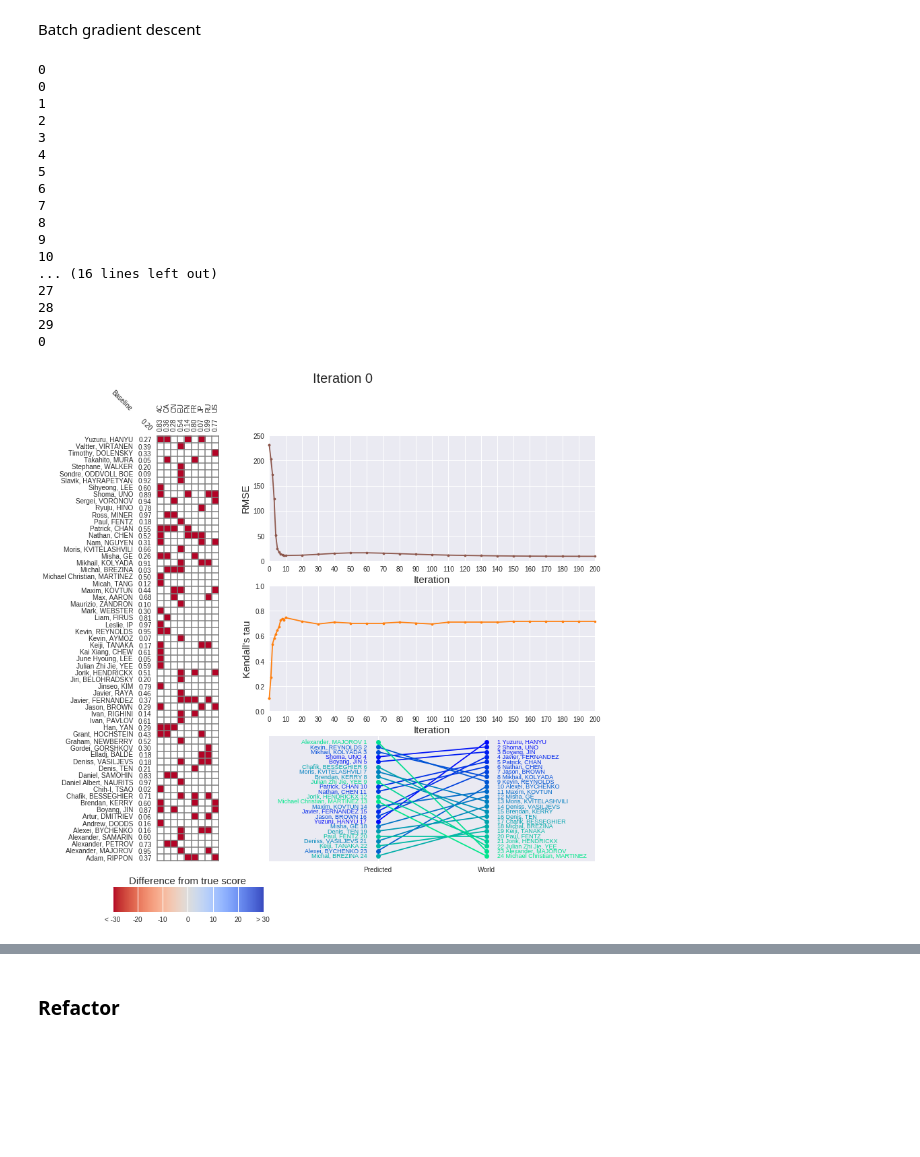
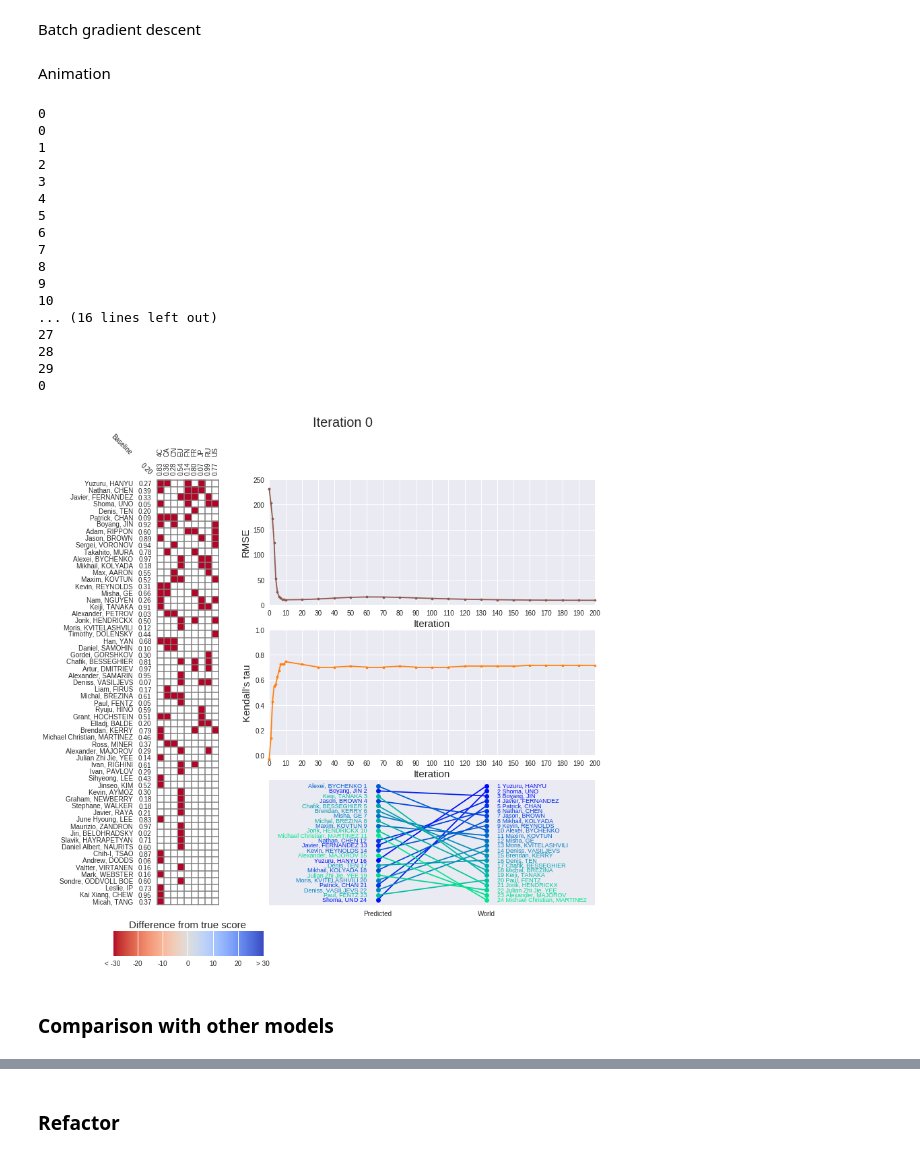
Before and after one commit to khanhnguyendata/skate_predict, a Jupyter notebook: analysis_part2.ipynb, the cells around one changed output, grey strips where cells are left out. Drawn from its saved outputs; the diff is of its cells as text; code cells hidden in the pictures; blank space fills up the shorter version.

Commit message:
Change animation to show difference grid from highest to lowest scored skater after 200 iters

```diff
--- a/analysis_part2.ipynb
+++ b/analysis_part2.ipynb
@@ -108,0 +107,2 @@ def batch_gd(season_scores,
+# %% [markdown]
+Animation
@@ -116,19 +120,17 @@ rankings_log = [return_ranking(skater_scores, world_scores)[0] for skater_scores
 world_ranking = return_ranking(skater_scores_log[0], world_scores)[1]
 taus_log = [calculate_kendall_tau(season_ranking, world_ranking, verbose=False) for season_ranking in rankings_log]
 # %%
-def update(i, fig, ax1, ax2, ax3, ax4, skater_ind=None):
+def update(i, fig, ax1, ax2, ax3, ax4):
     print(i)
 
     fig.suptitle(f'Iteration {iter_log[i]}', fontsize=20)
     diff = diff_log[i]
     event_scores = event_scores_log[i].values
     event_scores = event_scores.reshape(1, len(event_scores))
-    if skater_ind:
-        diff = diff[skater_ind]
     ax1.imshow(-diff, cmap='coolwarm', vmin=-30, vmax=30)
     ax1.set_yticklabels(['{0:.2f}'.format(score) for score in skater_scores_log[i]], fontsize=10)
     ax1.set_xticklabels(['{0:.2f}'.format(score) for score in event_scores_log[i]], fontsize=10, rotation=90)
-    bias_text.set_text('{0:.2f}'.format(bias_log[i]))
+    baseline_text.set_text('{0:.2f}'.format(baseline_log[i]))
 
     if i == 0:
         ax2.plot(iter_log[i], rmse_log[i], '.', color='tab:brown', clip_on=False)
@@ -173,7 +175,7 @@ for i, skater in enumerate(skater_names):
 for i, event in enumerate(event_names):
     ax1.text(x=i-0.5, y=len(skater_names)+3, s=event, rotation=90, va='bottom')
 ax1.text(x=-4, y=len(skater_names)+3, s='Baseline', rotation=-45, va='bottom', ha='right')
-bias_text = ax1.text(x=-1, y=len(skater_names)+0.1, s='', rotation=-45, va='bottom', ha='right')
+baseline_text = ax1.text(x=-1, y=len(skater_names)+0.1, s='', rotation=-45, va='bottom', ha='right')
 
 ax1.set_xticks(np.arange(-.5, len(event_names), 1), minor=True)
 ax1.set_yticks(np.arange(-.5, len(skater_names), 1), minor=True)
@@ -211,31 +213,33 @@ cmap = plt.cm.get_cmap('coolwarm')
 colors = cmap(np.arange(cmap.N))
 colors = np.flip(colors, axis=0)
 ax5.imshow([colors], extent=[-30, 30, 0, 10])
 ax5.xaxis.set_label_position('top')
 ax5.set_xlabel('Difference from true score', fontsize=15)
 ax5.set_xticklabels(['< -30', '-20', '-10', '0', '10', '20', '> 30'])
 ax5.set_yticks([])
 
 anim = FuncAnimation(fig, lambda i: update(i, fig, ax1, ax2, ax3, ax4),
                      frames=len(iter_log), interval=500, repeat_delay=3000)
 
 anim.save('viz/diff_anim.gif', writer='imagemagick')
 # %% [output]
 0
 0
 1
 2
 3
 4
 5
 6
 7
 8
 9
 10
 ... (16 lines left out)
 27
 28
 29
 0
-[figure, old version]
+[figure, new version]
+# %% [markdown]
+### Comparison with other models
```
Also changed, not shown: parts of 7 cells of this notebook, 5 other files.
